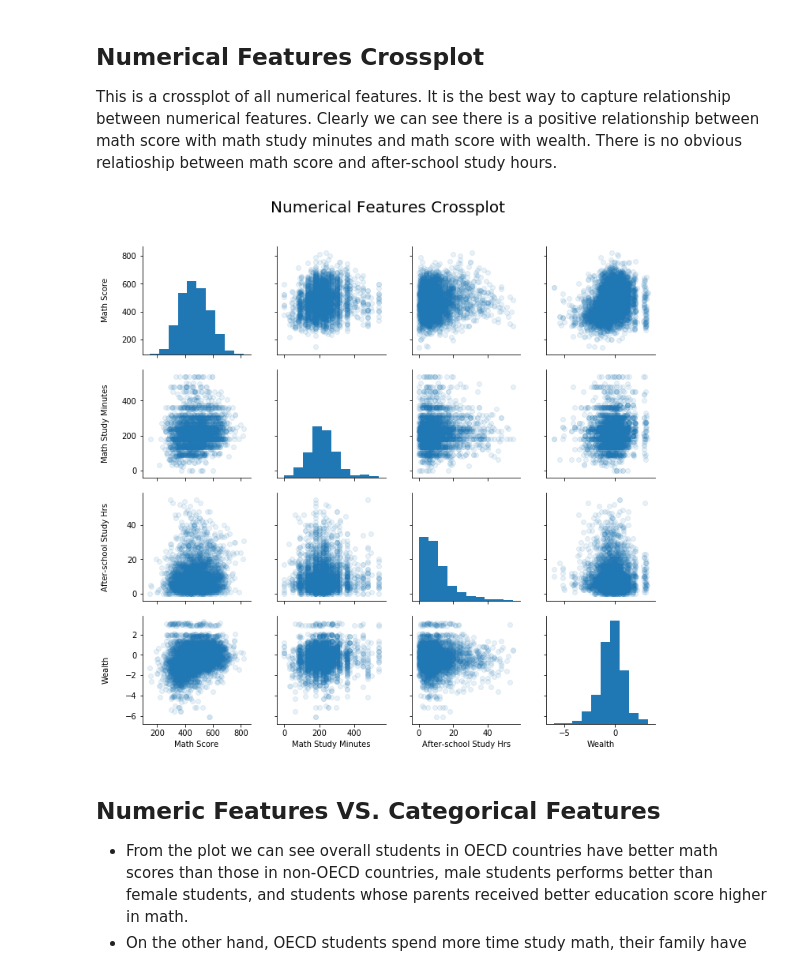
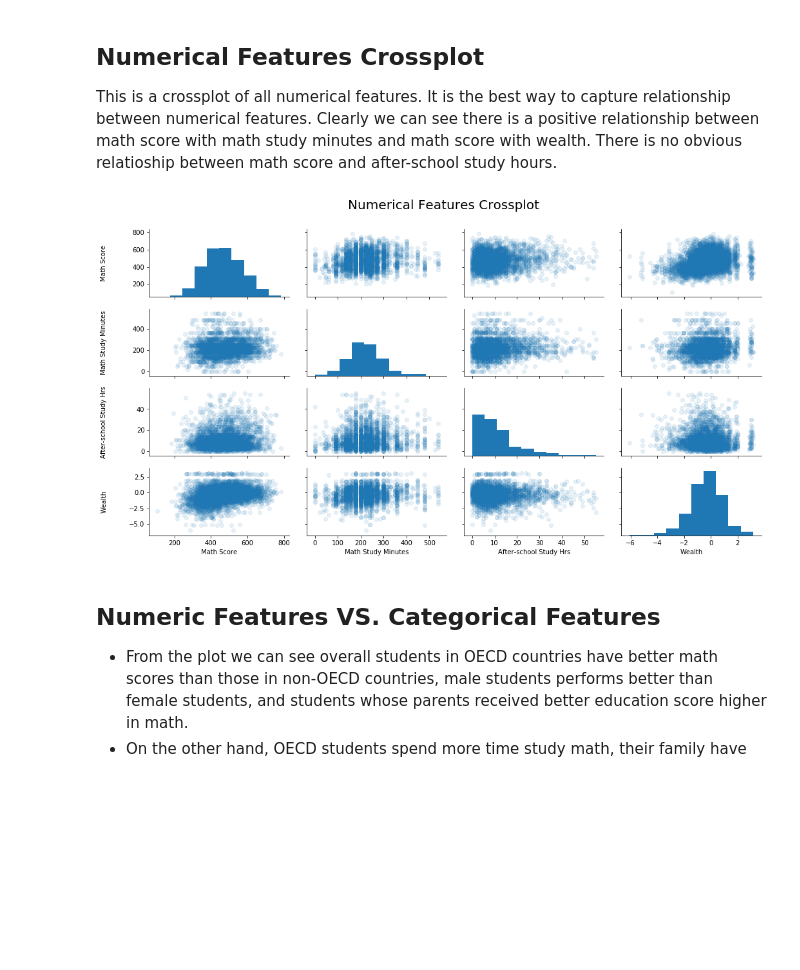
Before and after one commit to bchen-yyc/DAND-PISA, a Jupyter notebook: slide_deck_PISA2012.ipynb, the cells around one changed output. Saved outputs shown, nothing was run; the diff lists cells and outputs as text; code cells hidden in the pictures; blank space fills up the shorter version.

Commit message:
fix: change figure size to fit in screen

```diff
--- a/slide_deck_PISA2012.ipynb
+++ b/slide_deck_PISA2012.ipynb
@@ -42,26 +43,31 @@ else: # compatibility for v.20
 
 This is a crossplot of all numerical features. It is the best way to capture relationship between numerical features. Clearly we can see there is a positive relationship between math score with math study minutes and math score with wealth. There is no obvious relatioship between math score and after-school study hours.
 # %%
-#Pair Grid on sample data
+#create a sample dataframe so the Pair Grid will look less messy
 df_sample = df.sample(5000)
-g = sb.PairGrid(data = df_sample, vars = numeric_vars)
+
+#Pair Grid on sample data, figsize [14.70, 8.27] is used to adjust the plots
+#height is slightly less than 8.27 to accommodate the title
+g = sb.PairGrid(data = df_sample, vars = numeric_vars, height=8/4, aspect=(14.70/8.27))
 g.map_diag(plt.hist)
 g.map_offdiag(plt.scatter, alpha=0.1)
+#create a title for the whole plot
 plt.subplots_adjust(top=0.9)
 g.fig.suptitle('Numerical Features Crossplot', size=20)
+#raname x and y labels properly and align them
 replacements = {'math': 'Math Score', 'wealth': 'Wealth',
                 'math_mins': 'Math Study Minutes', 'out_hrs': 'After-school Study Hrs'}
 for i in range(4):
     for j in range(4):
         xlabel = g.axes[i][j].get_xlabel()
         ylabel = g.axes[i][j].get_ylabel()
         if xlabel in replacements.keys():
             g.axes[i][j].set_xlabel(replacements[xlabel])
         if ylabel in replacements.keys():
             g.axes[i][j].set_ylabel(replacements[ylabel])
         g.axes[i][j].get_yaxis().set_label_coords(-0.3,0.5);
 # %% [output]
-[figure, old version]
+[figure, new version]
 # %%
 def boxgrid(x, y, **kwargs):
     """ Quick hack for creating box plots with seaborn's PairGrid. """
```
Also changed, not shown: parts of 16 cells of this notebook.
